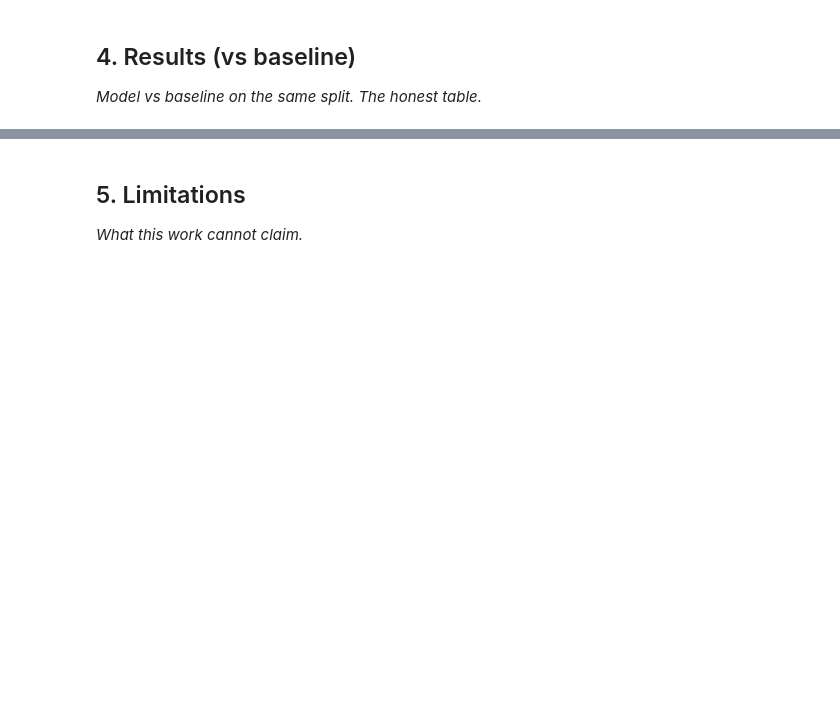
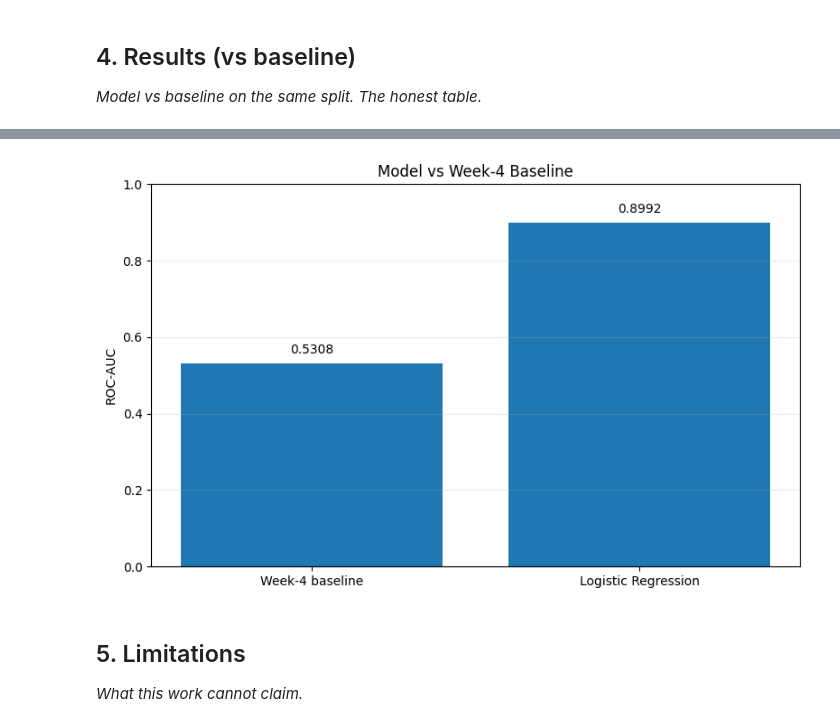
Before and after one commit to prarthanamahesh21-hub/flyrank-ml-internship, a Jupyter notebook: work/notebooks/capstone.ipynb, the cells around one changed output, grey strips where cells are left out. Saved outputs shown, nothing was run; the diff lists cells and outputs as text; code cells hidden in the pictures; blank space fills up the shorter version.

```diff
--- a/work/notebooks/capstone.ipynb
+++ b/work/notebooks/capstone.ipynb
@@ -25,3 +202,30 @@ This skeleton is yours to fill. Work the sections **in order** — each one has
+# %%
+import matplotlib.pyplot as plt
+
+methods = ["Week-4 baseline", "Logistic Regression"]
+roc_auc = [0.5308, 0.8992]
+
+plt.figure(figsize=(8, 5))
+bars = plt.bar(methods, roc_auc)
+
+plt.ylim(0, 1)
+plt.ylabel("ROC-AUC")
+plt.title("Model vs Week-4 Baseline")
+plt.grid(axis="y", alpha=0.25)
+
+for bar, value in zip(bars, roc_auc):
+    plt.text(
+        bar.get_x() + bar.get_width() / 2,
+        value + 0.02,
+        f"{value:.4f}",
+        ha="center",
+        va="bottom"
+    )
+
+plt.tight_layout()
+plt.show()
+# %% [output]
+[figure, added]
 # %% [markdown]
 ## 5. Limitations
 
```
Also changed, not shown: parts of 10 cells of this notebook.
